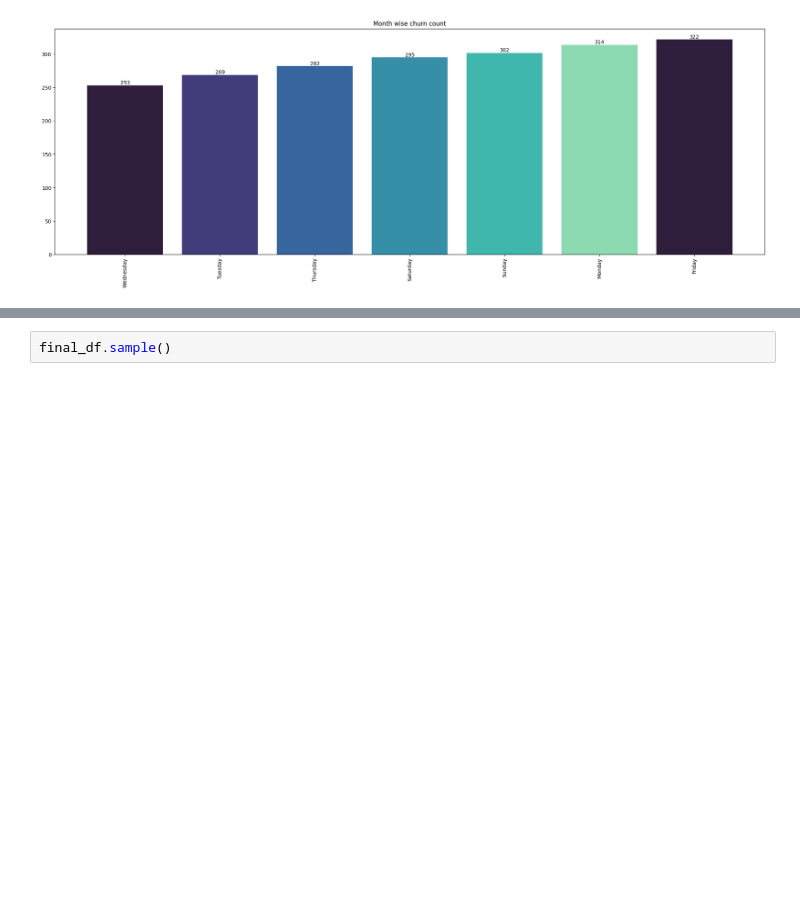
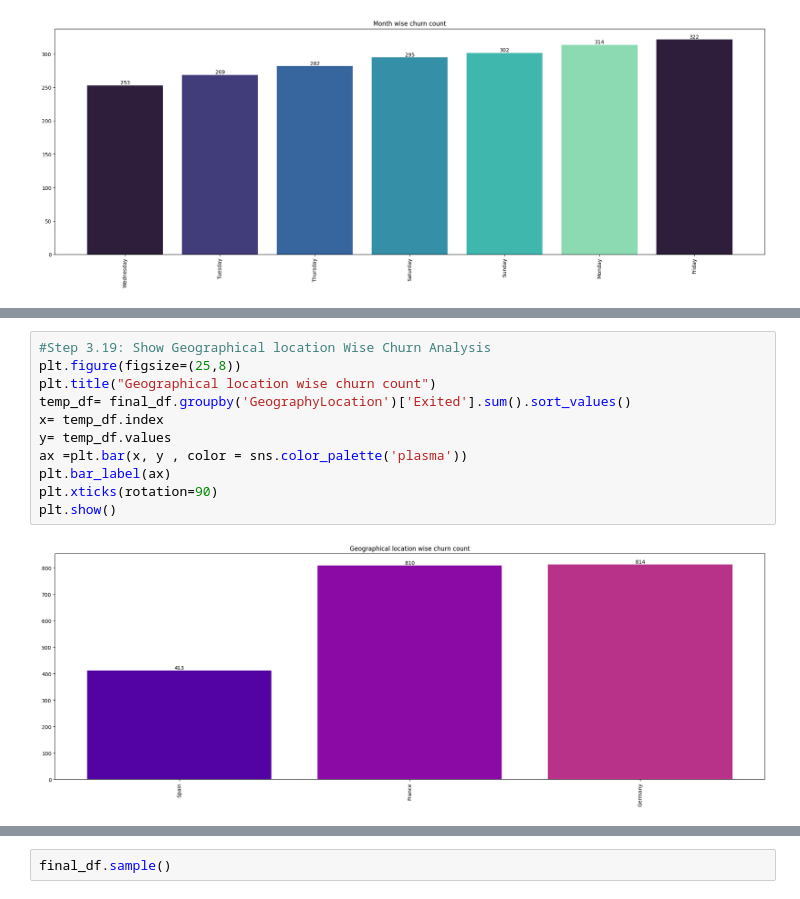
Before and after one commit to aadarshmishra0709-web/bank-churn-model.ml, a Jupyter notebook: BARCLAYS_CUSTOMER_CHURN_ANALYSIS.ipynb, the cells around one changed output, grey strips where cells are left out. Cells and saved outputs as stored; diff of their text form; blank space fills up the shorter version.

```diff
--- a/BARCLAYS_CUSTOMER_CHURN_ANALYSIS.ipynb
+++ b/BARCLAYS_CUSTOMER_CHURN_ANALYSIS.ipynb
@@ -334,0 +344,13 @@ plt.show()
+# %%
+#Step 3.19: Show Geographical location Wise Churn Analysis
+plt.figure(figsize=(25,8))
+plt.title("Geographical location wise churn count")
+temp_df= final_df.groupby('GeographyLocation')['Exited'].sum().sort_values()
+x= temp_df.index
+y= temp_df.values
+ax =plt.bar(x, y , color = sns.color_palette('plasma'))
+plt.bar_label(ax)
+plt.xticks(rotation=90)
+plt.show()
+# %% [output]
+[figure, added]
```
Also changed, not shown: parts of 3 cells of this notebook.
